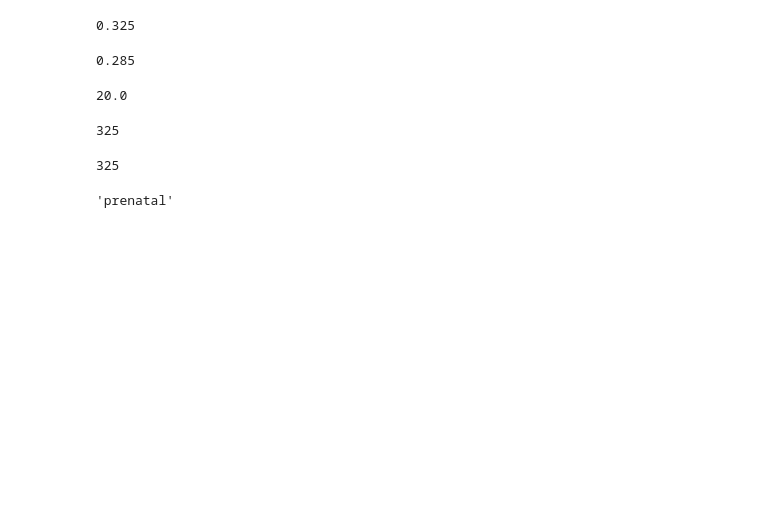
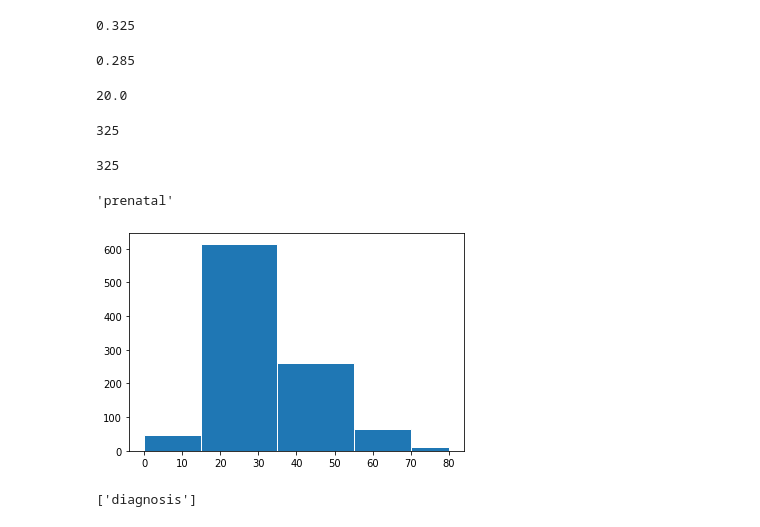
Before and after one commit to klilax/ML, a Jupyter notebook: hospital.ipynb, the cells around one changed output. Drawn from its saved outputs; the diff is of its cells as text; code cells hidden in the pictures; blank space fills up the shorter version.

Commit message:
charts for hospital

```diff
--- a/hospital.ipynb
+++ b/hospital.ipynb
@@ -128,3 +128,19 @@ hospital[hospital['blood_test'] == 't'].groupby('hospital')['blood_test'].count(
 hospital[hospital['blood_test'] == 't'].groupby('hospital')['blood_test'].count().idxmax()
 # %% [output]
 'prenatal'
+# %%
+bins=[0, 15, 35, 55, 70, 80]
+plt.hist(hospital['age'], bins=bins, edgecolor="white")
+plt.show()
+# %% [output]
+[figure, added]
+# %%
+diag_label = []
+count = []
+
+data = hospital.groupby('diagnosis').agg({'diagnosis':'count'})
+label = data.iloc[:, 0].tolist()
+nm= data.index.names
+print(nm)
+# %% [output]
+['diagnosis']
```
Also changed, not shown: parts of 6 cells of this notebook, 1 other file.
